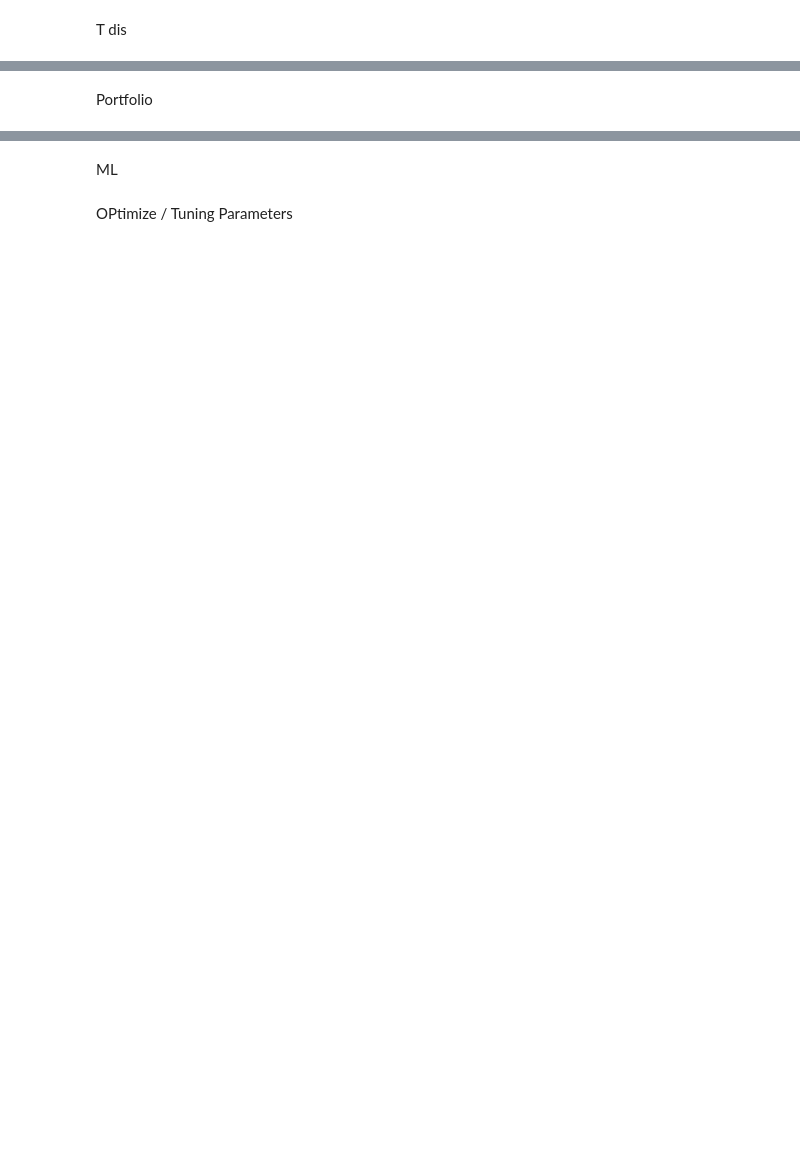
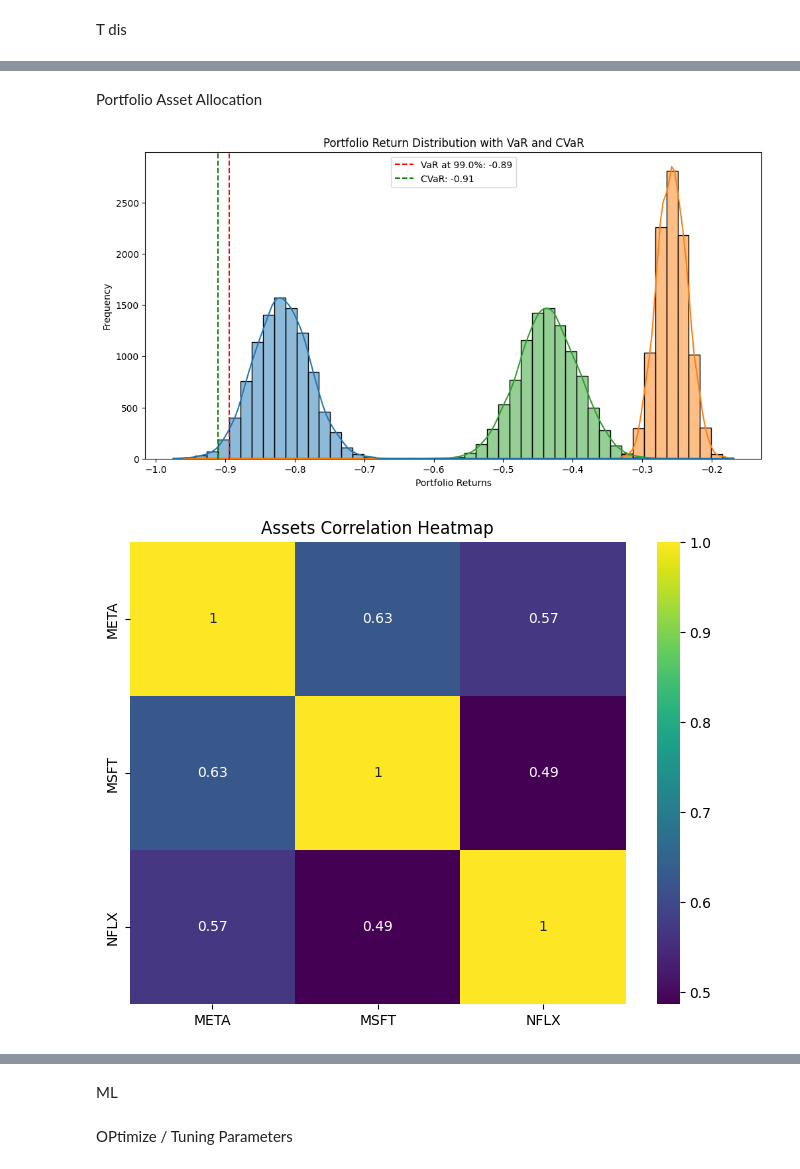
Before and after one commit to KunAn89/Modeling, a Jupyter notebook: Modeling_Market_Risk.ipynb, the cells around one changed output, grey strips where cells are left out. Saved outputs shown, nothing was run; the diff lists cells and outputs as text; code cells hidden in the pictures; blank space fills up the shorter version.

```diff
--- a/Modeling_Market_Risk.ipynb
+++ b/Modeling_Market_Risk.ipynb
@@ -762,2 +741,3 @@ model or by setting rescale=False.
 # %% [markdown]
 Portfolio
+Asset Allocation
@@ -765,0 +744,39 @@ initial = 100
+# %%
+def calculate_advanced_portfolio_VaR(dataframes, weights, sheet_names, confidence_level=0.99, days=252, plot_pairplot=False, plot_network=False, plot_kde=False, plot_bubble=False, plot_VaR=False, plot_heatmap=False):
+
+    returns = [df['Close'].pct_change().dropna() for df in dataframes]
+    portfolio_returns = pd.concat(returns, axis=1)
+    portfolio_returns.columns = sheet_names
+
+    cov_matrix = portfolio_returns.cov()
+    mean_returns = portfolio_returns.mean() * days
+    portfolio_mean_return = np.dot(weights, mean_returns)
+
+    simulated_portfolio_return = np.random.multivariate_normal(mean_returns, cov_matrix, 10000)
+    VaR = np.percentile(simulated_portfolio_return, (1 - confidence_level) * 100)
+    CVaR = simulated_portfolio_return[simulated_portfolio_return <= VaR].mean()
+
+    if plot_VaR:
+        plt.figure(figsize=(12, 6))
+        sns.histplot(simulated_portfolio_return, kde=True, color='blue', bins=50)
+        plt.axvline(x=VaR, color='red', linestyle='--', label=f"VaR at {confidence_level*100}%: {VaR:.2f}")
+        plt.axvline(x=CVaR, color='green', linestyle='--', label=f"CVaR: {CVaR:.2f}")
+        plt.title("Portfolio Return Distribution with VaR and CVaR")
+        plt.xlabel("Portfolio Returns")
+        plt.ylabel("Frequency")
+        plt.legend()
+        plt.show()
+
+    if plot_heatmap:
+        plt.figure(figsize=(8, 6))
+        sns.heatmap(portfolio_returns.corr(), annot=True, cmap='viridis')
+        plt.title("Assets Correlation Heatmap")
+        plt.show()
+
+    return VaR, CVaR
+# %%
+weights = [1/2, 1/4, 1/4]
+VaR, CVaR = calculate_advanced_portfolio_VaR(dataframes, weights, sheet_names, confidence_level=0.99, days=252, plot_pairplot=True, plot_network=True, plot_kde=True, plot_bubble=True, plot_VaR=True, plot_heatmap=True)
+# %% [output]
+[figure, added]
+[figure, added]
```
Also changed, not shown: parts of 20 cells of this notebook.
